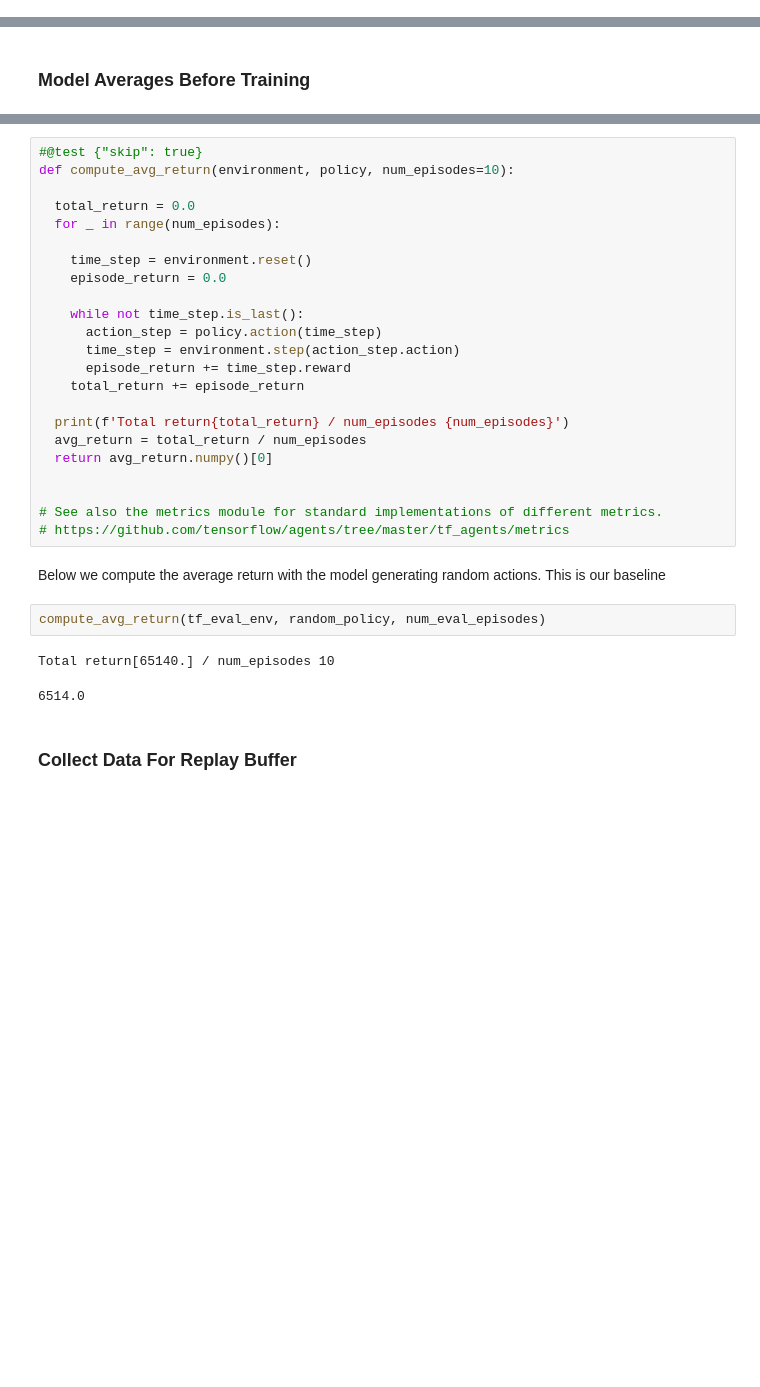
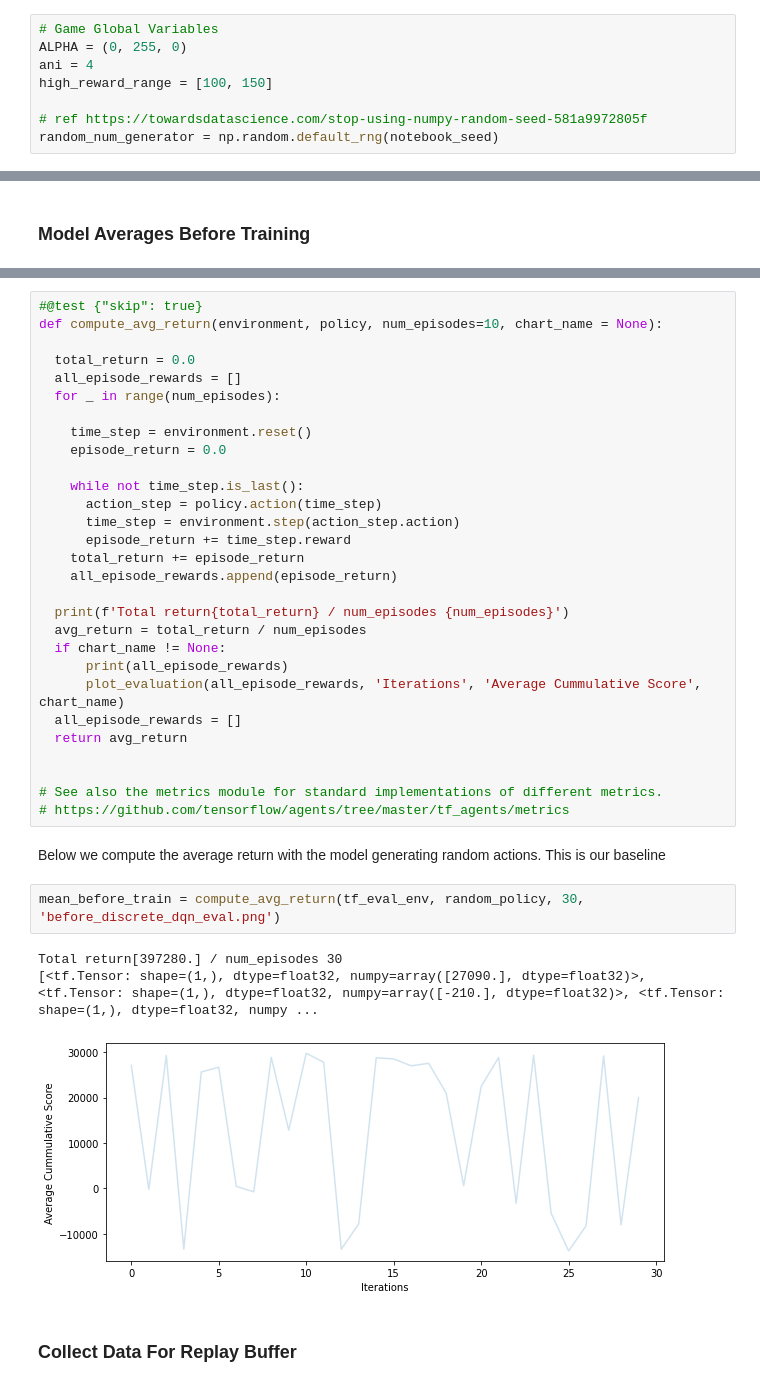
Before and after one commit to jf2study/intro-rl-pygame, a Jupyter notebook: notebooks/130_pygame_discrete_dqn.ipynb, the cells around one changed output, grey strips where cells are left out. Drawn from its saved outputs; the diff is of its cells as text; blank space fills up the shorter version.

```diff
--- a/notebooks/130_pygame_discrete_dqn.ipynb
+++ b/notebooks/130_pygame_discrete_dqn.ipynb
@@ -147,4 +212,12 @@ The PyGame was adapted:
 * Text rendering was based on other articles to provide a score
 * Actions were changed from key presses to numbers
 * Movement was restricted to the X-axis
+# %%
+# Game Global Variables
+ALPHA = (0, 255, 0)
+ani = 4
+high_reward_range = [100, 150]
+
+# ref https://towardsdatascience.com/stop-using-numpy-random-seed-581a9972805f
+random_num_generator = np.random.default_rng(notebook_seed)
 # %%
@@ -774,8 +889,9 @@ random_policy = random_tf_policy.RandomTFPolicy(tf_eval_env.time_step_spec(),
 # %%
 #@test {"skip": true}
-def compute_avg_return(environment, policy, num_episodes=10):
+def compute_avg_return(environment, policy, num_episodes=10, chart_name = None):
 
   total_return = 0.0
+  all_episode_rewards = []
   for _ in range(num_episodes):
 
     time_step = environment.reset()
@@ -786,21 +902,27 @@ def compute_avg_return(environment, policy, num_episodes=10):
       time_step = environment.step(action_step.action)
       episode_return += time_step.reward
     total_return += episode_return
+    all_episode_rewards.append(episode_return)
 
   print(f'Total return{total_return} / num_episodes {num_episodes}')
   avg_return = total_return / num_episodes
-  return avg_return.numpy()[0]
+  if chart_name != None:
+      print(all_episode_rewards)
+      plot_evaluation(all_episode_rewards, 'Iterations', 'Average Cummulative Score', chart_name)
+  all_episode_rewards = []
+  return avg_return
 
 
 # See also the metrics module for standard implementations of different metrics.
 # https://github.com/tensorflow/agents/tree/master/tf_agents/metrics
 # %% [markdown]
 Below we compute the average return with the model generating random actions.  This is our baseline
-# %%
-compute_avg_return(tf_eval_env, random_policy, num_eval_episodes)
-# %% [output]
-Total return[65140.] / num_episodes 10
-6514.0
+# %%
+mean_before_train = compute_avg_return(tf_eval_env, random_policy, 30, 'before_discrete_dqn_eval.png')
+# %% [output]
+Total return[397280.] / num_episodes 30
+[<tf.Tensor: shape=(1,), dtype=float32, numpy=array([27090.], dtype=float32)>, <tf.Tensor: shape=(1,), dtype=float32, numpy=array([-210.], dtype=float32)>, <tf.Tensor: shape=(1,), dtype=float32, numpy ...
+[figure, added]
 # %% [markdown]
 ### Collect Data For Replay Buffer
 # %%
```
Also changed, not shown: parts of 36 cells of this notebook, 3 other files.
